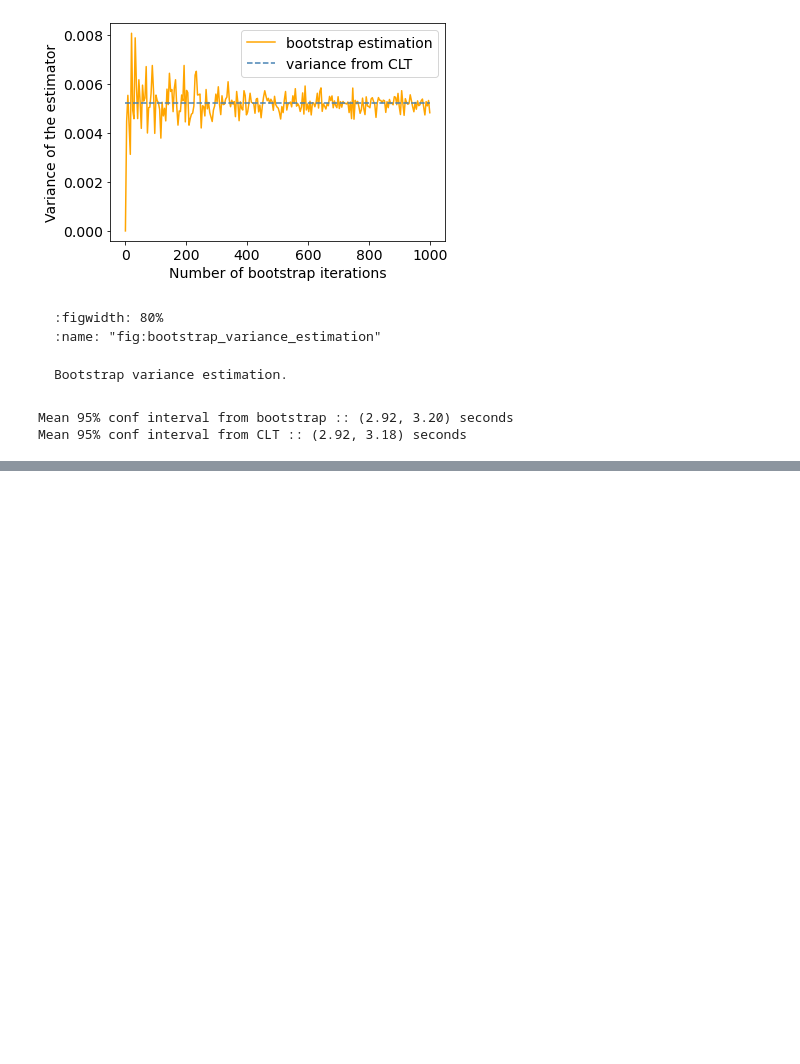
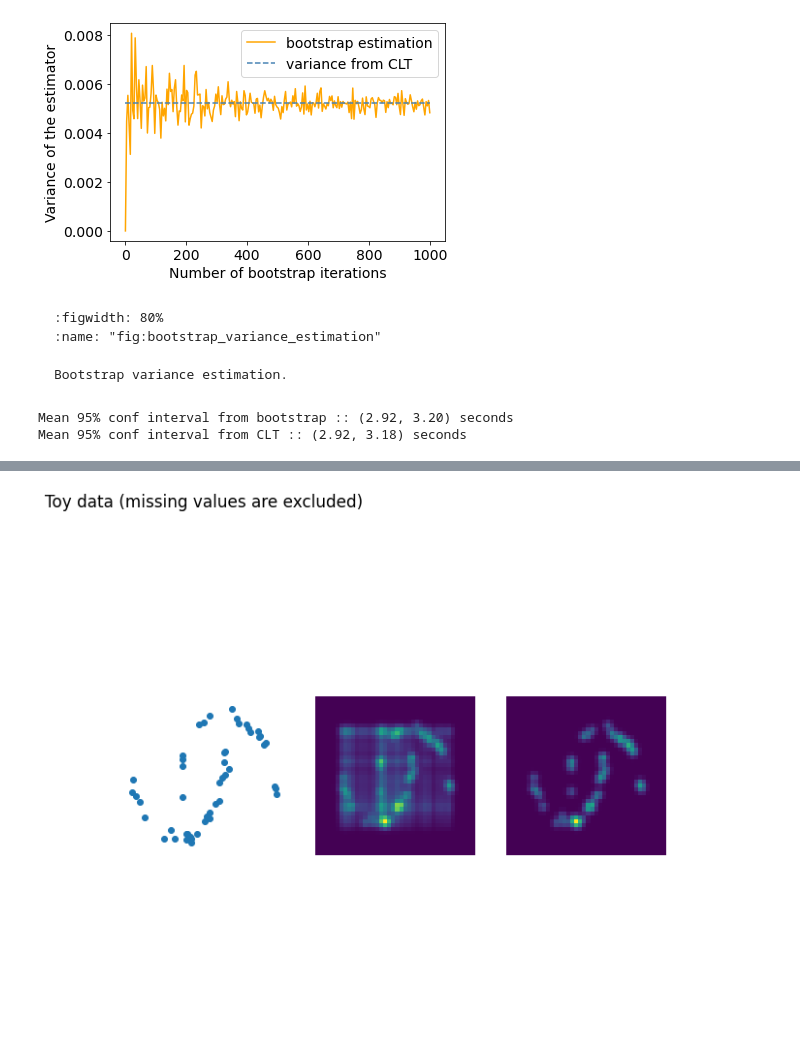
Before and after one commit to matiasdm/notes_on_stats, a Jupyter notebook: doc/_build/html/_sources/sections/pdfestimation.ipynb, the cells around one changed output, grey strips where cells are left out. Saved outputs shown, nothing was run; the diff lists cells and outputs as text; code cells hidden in the pictures; blank space fills up the shorter version.

Commit message:
first implementation of the kernel estimation with missing data, problem, is not including a term weigthing the distance to the hyperplane

```diff
--- a/doc/_build/html/_sources/sections/pdfestimation.ipynb
+++ b/doc/_build/html/_sources/sections/pdfestimation.ipynb
@@ -867,0 +870,84 @@ Mean 95% conf interval from CLT :: (2.92, 3.18) seconds
+# %%
+# Experiments:
+# 3 distribution shapes (one class)
+# 3 inputation techniques (including our method)
+# 3 levels of missing data (compare estimating using only the data for which all the coordinates are available)
+
+# Define datasets:
+dataset_names = ['moons','circles','blobs']
+
+# ====================================== #
+# Define the dataset                     #
+# ====================================== #
+n = 200
+ratio_of_missing_values=.9
+dataset_name = dataset_names[0]
+
+def create_dataset(name, num_samples=10, ratio_of_missing_values=.5):
+    from sklearn import datasets
+    from sklearn.preprocessing import StandardScaler
+    n = num_samples + 2000  # we generate num_samples for testing and 2k as ground truth
+    if name=='moons':
+        data = datasets.make_moons(n_samples=n, noise=.05)
+    if name=='circles':
+        data = datasets.make_circles(n_samples=n, factor=.5, noise=.05)
+    if name=='blobs':
+        data = datasets.make_blobs(n_samples=n, random_state=8)
+
+    X_all, _ = data  # keep the 2D samples ignore the labels
+    # normalize dataset for easier parameter selection
+    X_all = StandardScaler().fit_transform(X_all)
+
+    X = X_all[:num_samples,:]
+    Xgt = X_all[num_samples:,:]
+
+    # Simulate missing samples
+    M = np.random.random(X.shape) > ratio_of_missing_values
+    X[~M] = np.nan
+
+    return X, Xgt
+
+X, Xgt = create_dataset(dataset_name, num_samples=n)
+print('{} samples created'.format(X.shape[0]))
+plt.figure(figsize=[10,10]); plt.subplot(1,3,1); plt.scatter(X[:,0],X[:,1]);
+plt.title('Toy data (missing values are excluded)'); plt.xlim(-2.5, 2.5); plt.ylim(2.5, -2.5);
+plt.xticks(()); plt.yticks(()); plt.axis('equal'); plt.axis('off')
+
+# ====================================== #
+# Estimate the pdf                       #
+# ====================================== #
+def estimate_pdf(data=None, method='our', resolution=40):
+    xygrid = np.meshgrid(np.linspace(-2.5,2.5,resolution),np.linspace(-2.5,2.5,resolution))
+    H,W = xygrid[0].shape
+    hat_f = np.zeros_like(xygrid[0])  # init. the pdf estimation
+
+    if method=='our':
+        # See documentation
+        from stats import F
+        h = .1
+        for i in range(H):
+            for j in range(W):
+                x = xygrid[0][i,j]
+                y = xygrid[1][i,j]
+                hat_f[i,j] = F(data,[x,y],h=h)
+
+    if method=='naive':
+        # Ignore missing values
+        from stats import F
+        h = .1
+        data_without_missing_values = data[~np.isnan(data[:,0]),:]
+        data_without_missing_values = data_without_missing_values[~np.isnan(data_without_missing_values[:,1]),:]
+        for i in range(H):
+            for j in range(W):
+                x = xygrid[0][i,j]
+                y = xygrid[1][i,j]
+                hat_f[i,j] = F(data_without_missing_values,[x,y],h=h)
+
+    return hat_f
+
+
+hat_f = estimate_pdf(data=X, method='our')
+plt.subplot(1,3,2); plt.imshow(hat_f); plt.axis('off')
+hat_f = estimate_pdf(data=X, method='naive')
+plt.subplot(1,3,3); plt.imshow(hat_f); plt.axis('off')
+# %% [output]
@@ -867,0 +956 @@ Mean 95% conf interval from CLT :: (2.92, 3.18) seconds
+[figure, added]
```
Also changed, not shown: parts of 17 cells of this notebook, 12 other files.
